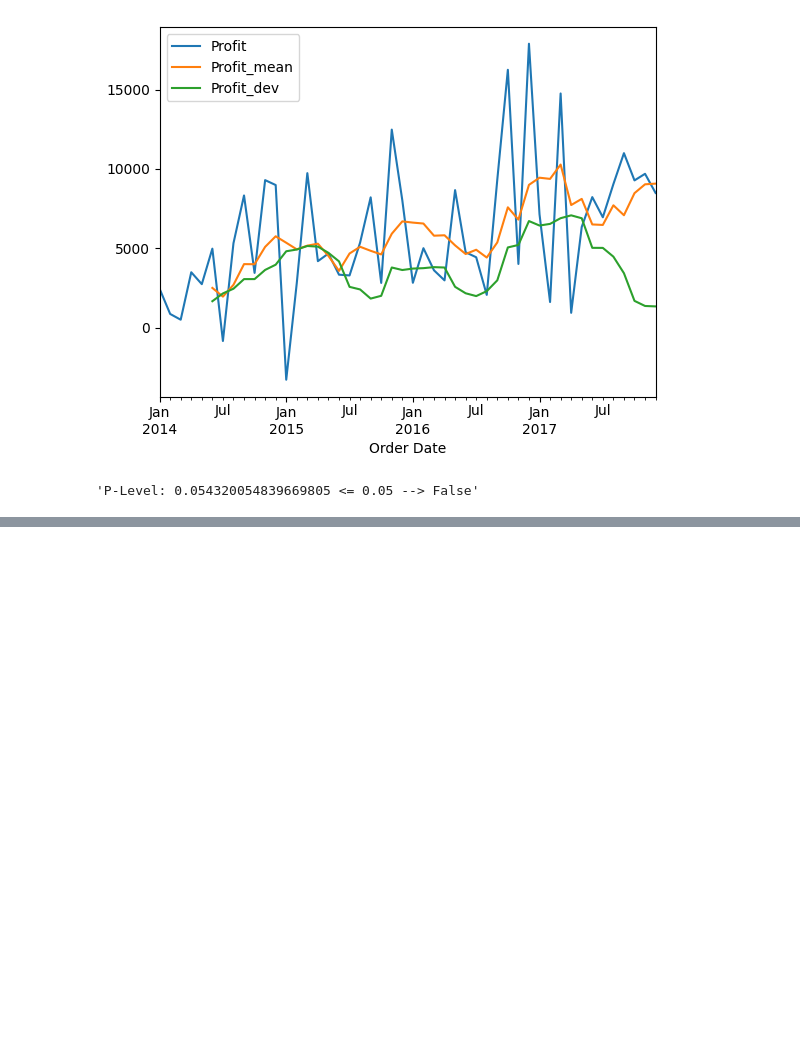
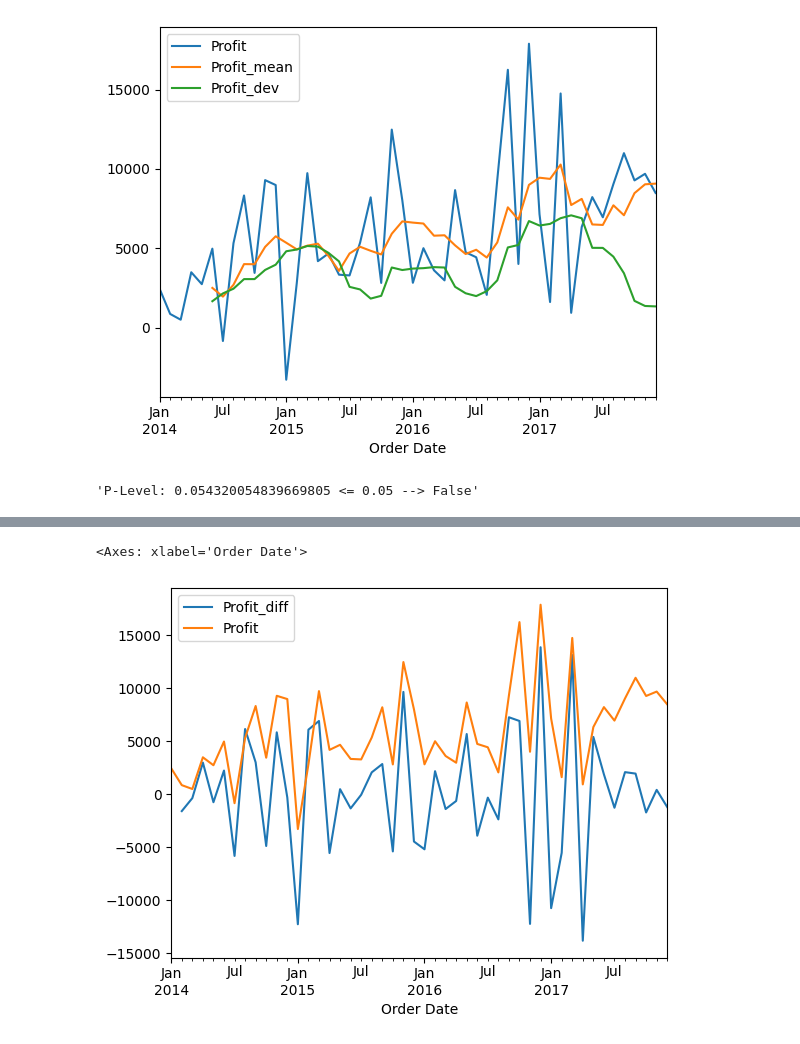
Before and after one commit to niceWizzard/pyseries, a Jupyter notebook: hey.ipynb, the cells around one changed output, grey strips where cells are left out. Drawn from its saved outputs; the diff is of its cells as text; code cells hidden in the pictures; blank space fills up the shorter version.

```diff
--- a/hey.ipynb
+++ b/hey.ipynb
@@ -64,0 +72,8 @@ df_profit_diff["_mean"] = df_profit_diff["Profit_diff"].rolling(12).mean()
+# %%
+df_transformed = df_profit[["Profit_diff"]].copy()
+df_transformed["Profit"] = df["Profit"]
+
+df_transformed.plot()
+# %% [output]
+<Axes: xlabel='Order Date'>
+[figure, added]
```
Also changed, not shown: parts of 2 cells of this notebook.
